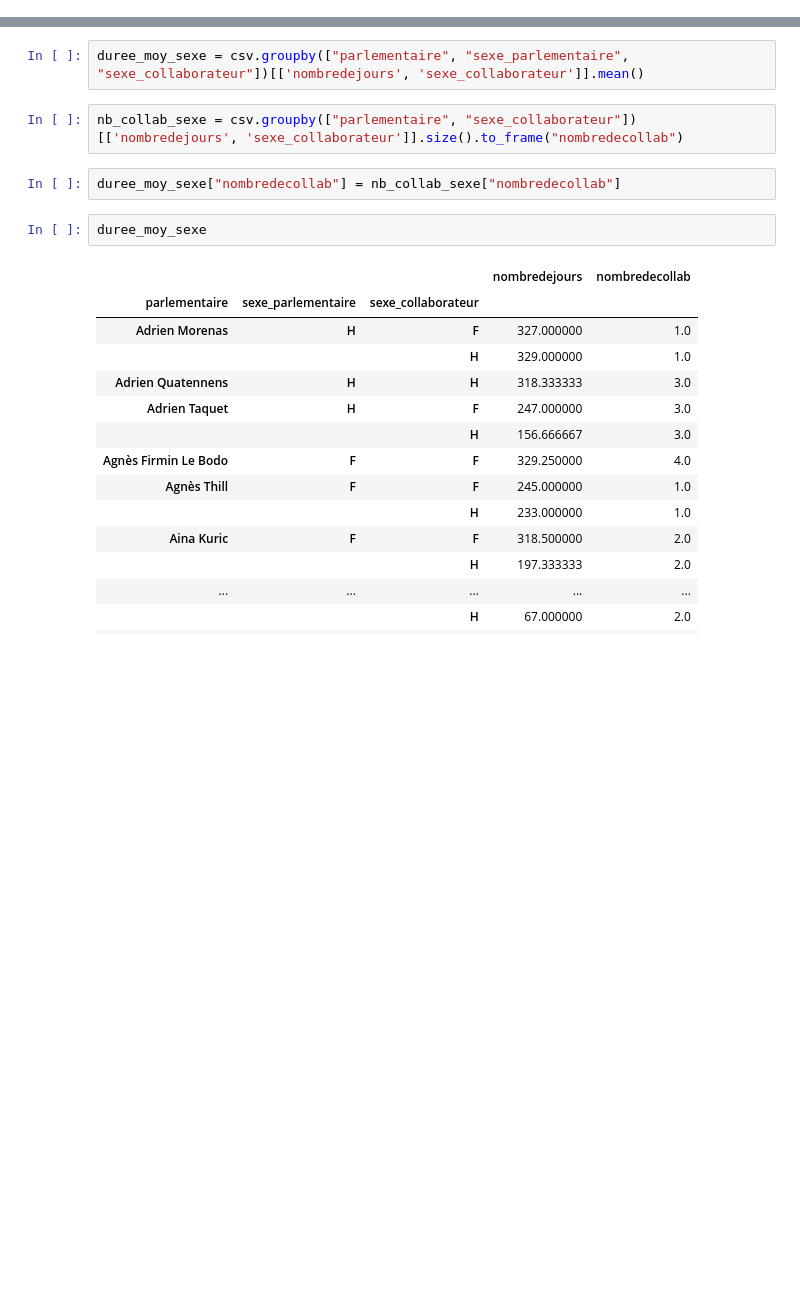
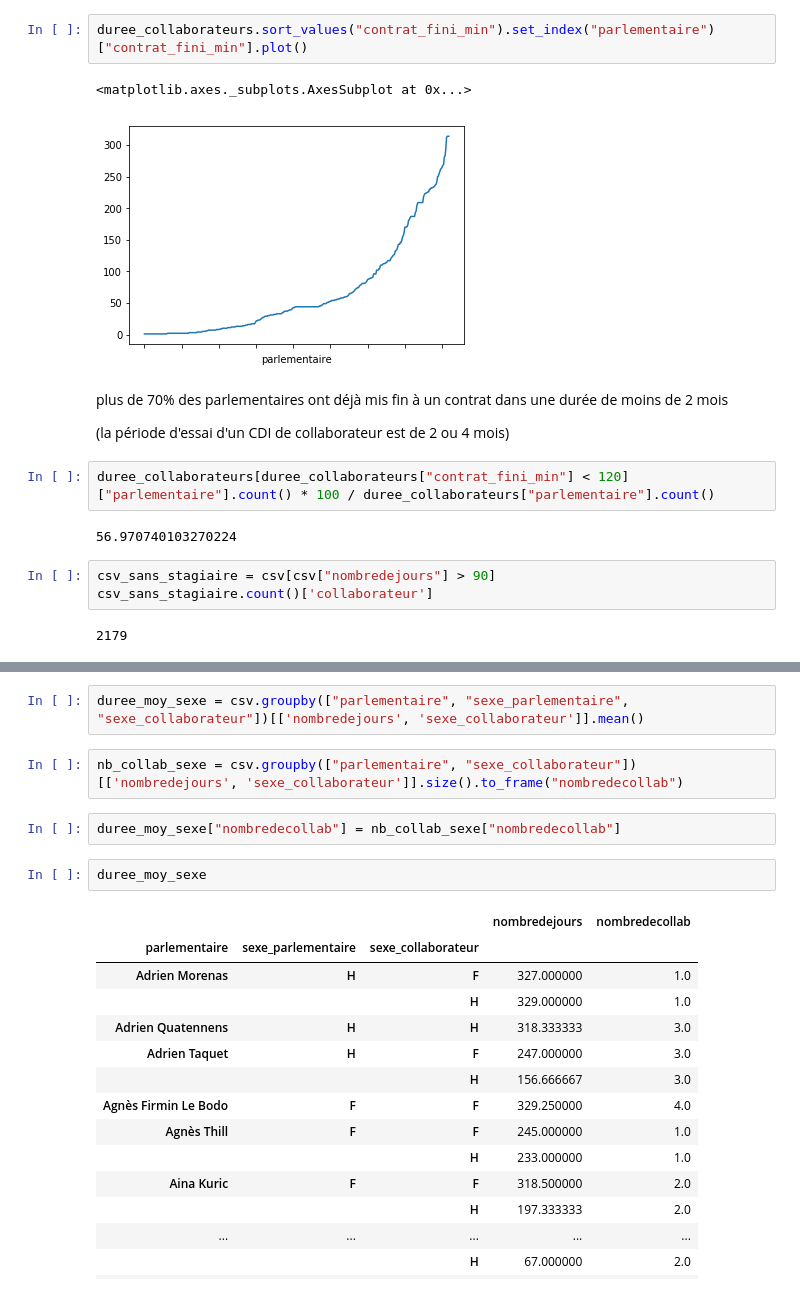
Before and after one commit to regardscitoyens/Collaborateurs-Parlement, a Jupyter notebook: exploitations/turnover.ipynb, the cells around one changed output, grey strips where cells are left out. Cells and saved outputs as stored; diff of their text form; blank space fills up the shorter version.

```diff
--- a/exploitations/turnover.ipynb
+++ b/exploitations/turnover.ipynb
@@ -39 +97,19 @@ nb_collaborateurs = csv.groupby(["parlementaire"])[['collaborateur']].count().re
+# %%
+duree_collaborateurs.sort_values("contrat_fini_min").set_index("parlementaire")["contrat_fini_min"].plot()
+# %% [output]
+<matplotlib.axes._subplots.AxesSubplot at 0x...>
+[figure, added]
+# %% [markdown]
+plus de 70% des parlementaires ont déjà mis fin à un contrat dans une durée de moins de 2 mois
+
+(la période d'essai d'un CDI de collaborateur est de 2 ou 4 mois)
+# %%
+duree_collaborateurs[duree_collaborateurs["contrat_fini_min"] < 120]["parlementaire"].count() * 100 / duree_collaborateurs["parlementaire"].count()
+# %% [output]
+56.970740103270224
+# %%
+csv_sans_stagiaire = csv[csv["nombredejours"] > 90]
+csv_sans_stagiaire.count()['collaborateur']
+# %% [output]
+2179
 # %%
```
Also changed, not shown: parts of 13 cells of this notebook, 2 other files.
